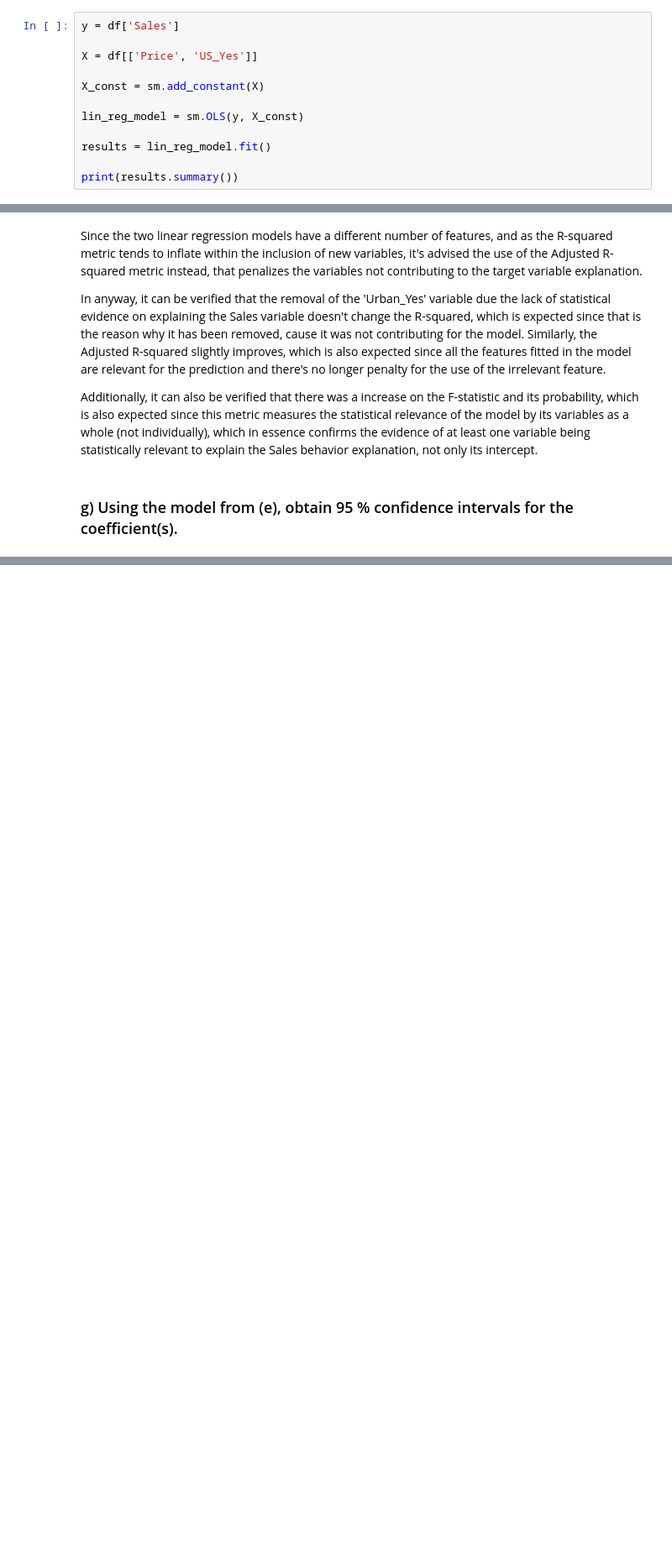
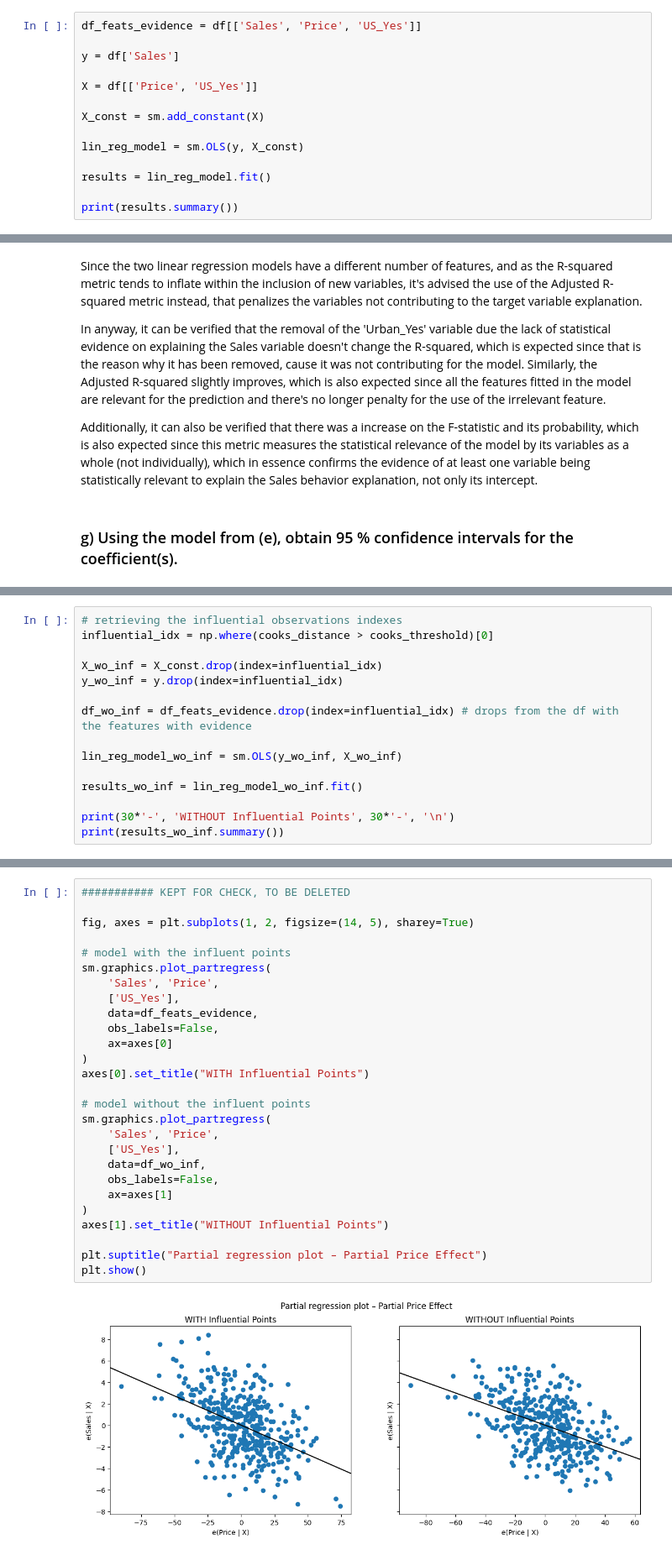
Before and after one commit to raquelmteo/FEP-EDA, a Jupyter notebook: Lab - Regression Assignment.ipynb, the cells around one changed output, grey strips where cells are left out. Shown at 84% size. Drawn from its saved outputs; the diff is of its cells as text; blank space fills up the shorter version.

Commit message:
all questions but the regression equation
still need some refining

```diff
--- a/Lab - Regression Assignment.ipynb
+++ b/Lab - Regression Assignment.ipynb
@@ -102,6 +108,8 @@ P.S.: other usual values for the confidence level are 1% or 10%, but its p-value
 # %% [markdown]
 ### e) On the basis of your response to the previous question, fit a smaller model that only uses the predictors for which there is evidence of association with the outcome.
 # %%
+df_feats_evidence = df[['Sales', 'Price', 'US_Yes']]
+
 y = df['Sales']
 
 X = df[['Price', 'US_Yes']]
@@ -145,0 +331,15 @@ An analysis of the 95% confidence intervals confirms the statistical significanc
+# %%
+# retrieving the influential observations indexes
+influential_idx = np.where(cooks_distance > cooks_threshold)[0]
+
+X_wo_inf = X_const.drop(index=influential_idx)
+y_wo_inf = y.drop(index=influential_idx)
+
+df_wo_inf = df_feats_evidence.drop(index=influential_idx) # drops from the df with the features with evidence
+
+lin_reg_model_wo_inf = sm.OLS(y_wo_inf, X_wo_inf)
+
+results_wo_inf = lin_reg_model_wo_inf.fit()
+
+print(30*'-', 'WITHOUT Influential Points', 30*'-', '\n')
+print(results_wo_inf.summary())
@@ -145,0 +366,29 @@ An analysis of the 95% confidence intervals confirms the statistical significanc
+# %%
+########### KEPT FOR CHECK, TO BE DELETED
+
+fig, axes = plt.subplots(1, 2, figsize=(14, 5), sharey=True)
+
+# model with the influent points
+sm.graphics.plot_partregress(
+    'Sales', 'Price',
+    ['US_Yes'],
+    data=df_feats_evidence,
+    obs_labels=False,
+    ax=axes[0]
+)
+axes[0].set_title("WITH Influential Points")
+
+# model without the influent points
+sm.graphics.plot_partregress(
+    'Sales', 'Price',
+    ['US_Yes'],
+    data=df_wo_inf,
+    obs_labels=False,
+    ax=axes[1]
+)
+axes[1].set_title("WITHOUT Influential Points")
+
+plt.suptitle("Partial regression plot – Partial Price Effect")
+plt.show()
+# %% [output]
+[figure, added]
```
Also changed, not shown: parts of 26 cells of this notebook.
